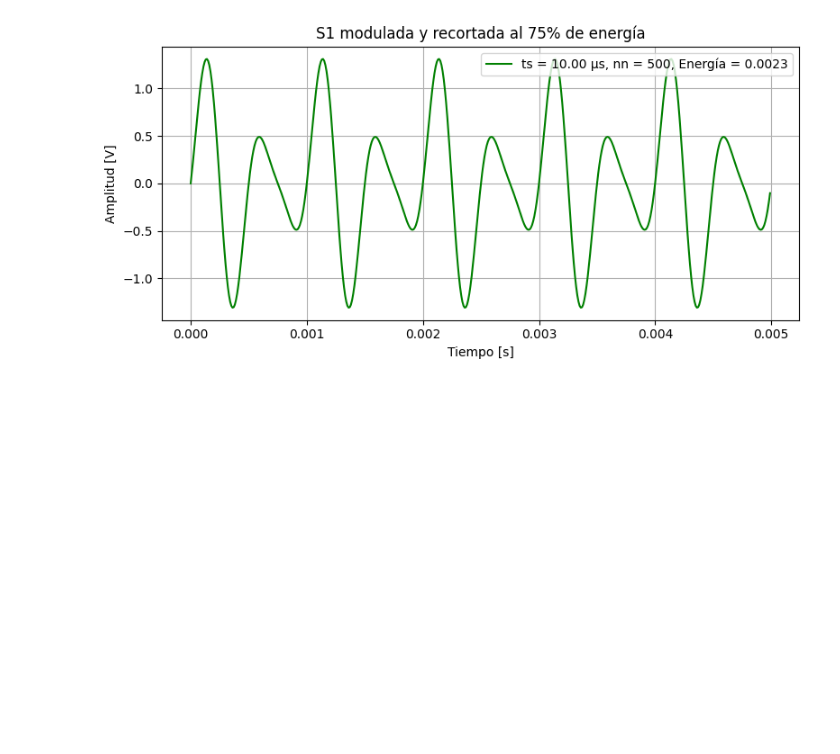
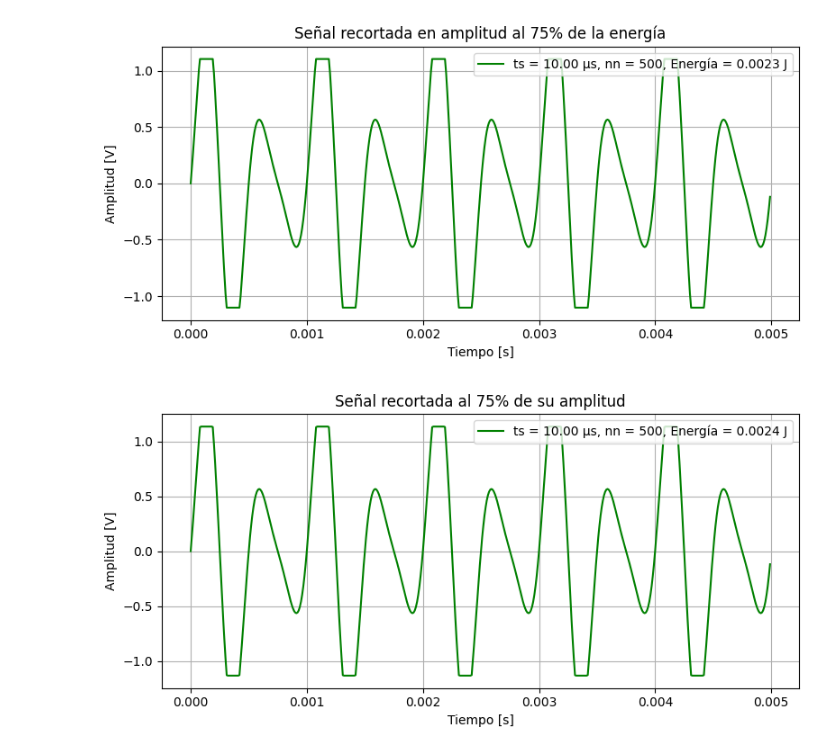
Before and after one commit to aguspaolini/aps-Paolini-Rosso, a Jupyter notebook: TS1 - Paolini Rosso.ipynb, the cells around one changed output. Drawn from its saved outputs; the diff is of its cells as text; code cells hidden in the pictures; blank space fills up the shorter version.

```diff
--- a/TS1 - Paolini Rosso.ipynb
+++ b/TS1 - Paolini Rosso.ipynb
@@ -73,7 +76,6 @@ En primer lugar, se estableció la frecuencia de muestreo `fs = 100000 1/s`, el
 import numpy as np
 import matplotlib.pyplot as plt
 from scipy import signal
-import time
 from scipy.io import wavfile
 
 fs = 100000  # Frecuencia de muestreo
@@ -95,7 +97,7 @@ def grafico(x, y, titulo):
     plt.grid(True)
 
     # Información en la leyenda
-    info_text = f"ts = {Ts*1e6:.2f} µs, nn = {N}, Energía = {E:.4f}"
+    info_text = f"ts = {Ts*1e6:.2f} µs, nn = {N}, Energía = {E:.4f} J"
     plt.legend(line_hdls, [info_text], loc='upper right')
 
     plt.tight_layout()
@@ -212,8 +228,36 @@ Seguidamente, se recortó esta señal modulada al `75%` de su energía.
 # %%
-# Señal 4: al 75% de la energía de Señal 3
-e_objetivo = 0.75 * E              # Energía buscada de la señal 4
-sen_4 = np.sqrt(e_objetivo/E) * sen_3
-grafico(tt, sen_4, 'S1 modulada y recortada al 75% de energía')
+def recorte_energia(signal, ts, porcentaje=0.75):
+
+    # Energía original
+    E_orig = np.sum(np.abs(signal)**2) * ts
+    E_obj = porcentaje * E_orig
+
+    # Máxima amplitud de la señal
+    max_amp = np.max(np.abs(signal))
+    umbral = max_amp
+
+    # Búsqueda iterativa del umbral
+    for thresh in np.linspace(max_amp, 0, 2000):
+        rec = np.clip(signal, -thresh, thresh)
+        E_rec = np.sum(np.abs(rec)**2) * ts
+        if E_rec <= E_obj:
+            umbral = thresh
+            break
+
+    signal_rec = np.clip(signal, -umbral, umbral)
+    return signal_rec, umbral
+
+
+def recorte_por_amplitud(x, factor=0.75):
+    A = np.max(np.abs(x))
+    u = factor * A
+    return np.clip(x, -u, u), u
+
+sen_4, umbral = recorte_energia(sen_3,ts,0.75)
+sen_4_modif, umbral_modif = recorte_por_amplitud(sen_3,0.75)
+grafico(tt, sen_4, 'Señal recortada en amplitud al 75% de la energía')
+grafico(tt, sen_4_modif, 'Señal recortada al 75% de su amplitud')
 # %% [output]
-[figure, old version]
+[figure, new version]
+[figure, added]
 # %% [markdown]
```
Also changed, not shown: parts of 25 cells of this notebook, 2 other files.
